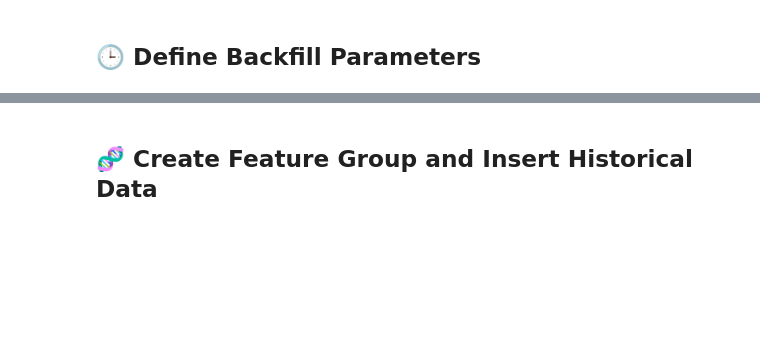
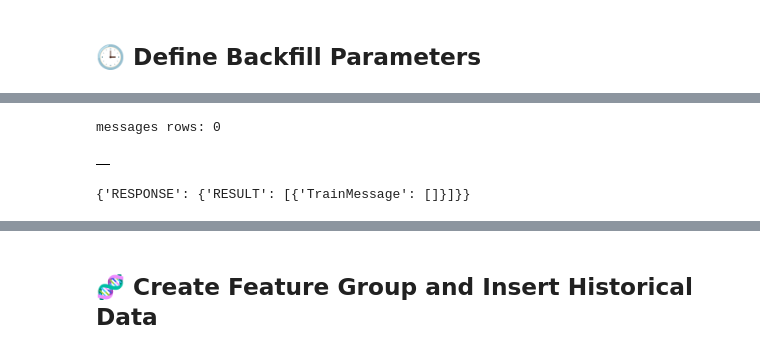
Before and after one commit to ololpol/Train_Delay_Predictor, a Jupyter notebook: 1_train_feature_backfill.ipynb, the cells around one changed output, grey strips where cells are left out. Drawn from its saved outputs; the diff is of its cells as text; code cells hidden in the pictures; blank space fills up the shorter version.

```diff
--- a/1_train_feature_backfill.ipynb
+++ b/1_train_feature_backfill.ipynb
@@ -633,0 +717,27 @@ None
+# %%
+msg_df = fetch_train_messages(start_time=start_time, end_time=end_time)
+print("messages rows:", len(msg_df))
+display(msg_df.head())
+# %% [output]
+messages rows: 0
+|  |
+# %%
+xml = f"""
+<REQUEST>
+  <LOGIN authenticationkey="{API_KEY_TRAFIK}" />
+  <QUERY objecttype="TrainMessage" schemaversion="1.7" limit="5">
+    <FILTER />
+    <INCLUDE>EventId</INCLUDE>
+    <INCLUDE>StartDateTime</INCLUDE>
+    <INCLUDE>Header</INCLUDE>
+    <INCLUDE>ExternalDescription</INCLUDE>
+    <INCLUDE>AffectedLocation</INCLUDE>
+    <INCLUDE>LastUpdateDateTime</INCLUDE>
+  </QUERY>
+</REQUEST>
+""".strip()
+
+resp = query_trafikverket(xml)
+print(resp)
+# %% [output]
+{'RESPONSE': {'RESULT': [{'TrainMessage': []}]}}
```
Also changed, not shown: parts of 17 cells of this notebook, 7 other files.
